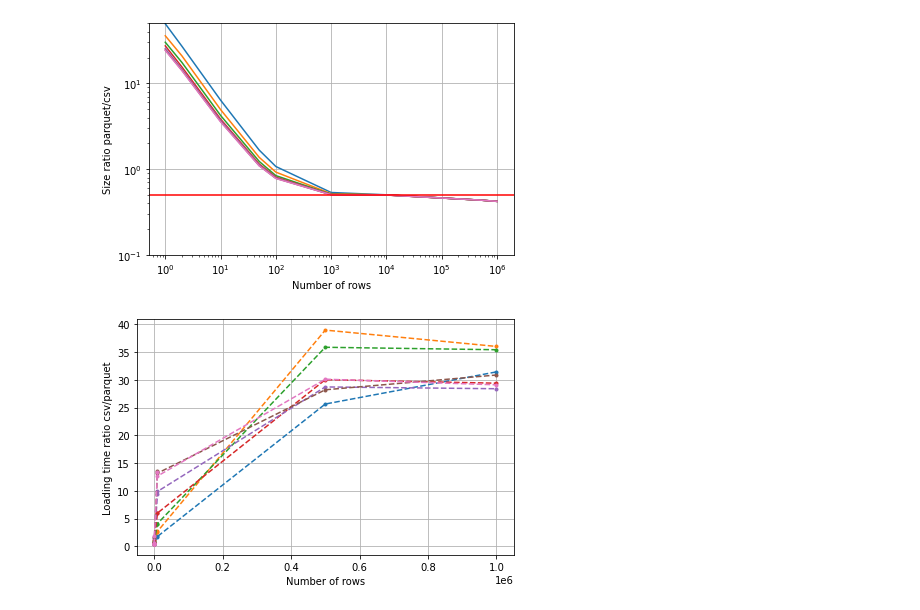
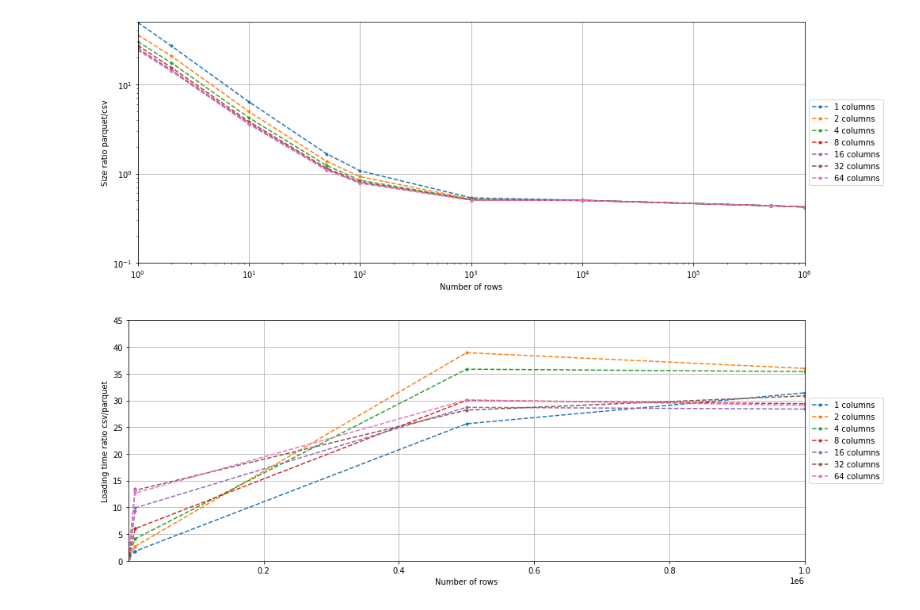
Before and after one commit to pbisaillon/csv_parquet, a Jupyter notebook: notebooks/generate.ipynb, the cells around one changed output. Cells and saved outputs as stored; diff of their text form; code cells hidden in the pictures.

Commit message:
Changed saving figure

```diff
--- a/notebooks/generate.ipynb
+++ b/notebooks/generate.ipynb
@@ -33,22 +33,26 @@ for c in ncols:
         size_ratio[f'{c}'].append(os.path.getsize(f'../data/{r}_{c}.parquet') / os.path.getsize(f'../data/{r}_{c}.csv'))
 # %%
 
-fig, ax = plt.subplots()
+fig, ax = plt.subplots(figsize=(14, 5))
 for c in ncols:
-    ax.plot(nrows, size_ratio[f'{c}'])
+    ax.plot(nrows, size_ratio[f'{c}'], '.--')
 
-ax.axhline(y=0.42, color='k', linestyle='--')
+
+#ax.axhline(y=0.42, color='k', linestyle='--')
 ax.set_xlabel('Number of rows')
 ax.set_ylabel('Size ratio parquet/csv')
 ax.set_xscale('log')
 ax.set_yscale('log')
 ax.set_ylim([0.1,50])
+ax.set_xlim([1.0,1e6])
 ax.grid(True)
+ax.legend([f"{c} columns" for c in ncols], loc='center left',  bbox_to_anchor=(1, 0.5))
 
 fig.tight_layout()
 plt.show()
+fig.savefig("../figs/size_ratio.png", dpi=fig.dpi)
 # %% [output]
-[figure, old version]
+[figure, new version]
 # %%
 ## Loading the CSV or Parquet in memory
 # %%
@@ -68,7 +72,7 @@ for c in ncols:
         speed_ratio[f'{c}'].append(timeit.Timer(lambda: load_csv(c, r)).timeit(N) / timeit.Timer(lambda: load_parquet(c, r)).timeit(N))
 # %%
 
-fig, ax = plt.subplots()
+fig, ax = plt.subplots(figsize=(14, 5))
 for c in ncols:
     ax.plot(nrows, speed_ratio[f'{c}'], '.--')
 
@@ -76,13 +80,16 @@ ax.set_xlabel('Number of rows')
 ax.set_ylabel('Loading time ratio csv/parquet')
 #ax.set_xscale('log')
 #ax.set_yscale('log')
-#ax.set_ylim([0.1,50])
+ax.set_ylim([0,45])
+ax.set_xlim([1,1e6])
 ax.grid(True)
-
+ax.legend([f"{c} columns" for c in ncols], loc='center left',  bbox_to_anchor=(1, 0.5))
+#ax.legend(loc='center left', bbox_to_anchor=(1, 0.5))
 fig.tight_layout()
 plt.show()
+fig.savefig("../figs/time_ratio.png", dpi=fig.dpi)
 # %% [output]
-[figure, old version]
+[figure, new version]
 # %%
 #Save analysis to disk
 
```
Also changed, not shown: parts of 3 cells of this notebook.
